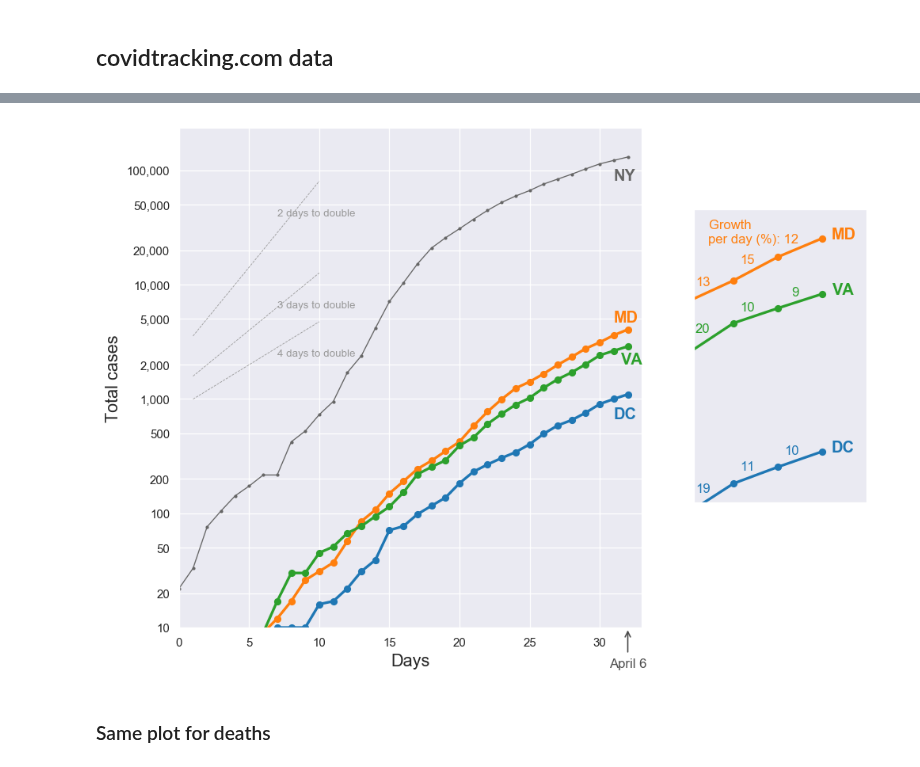
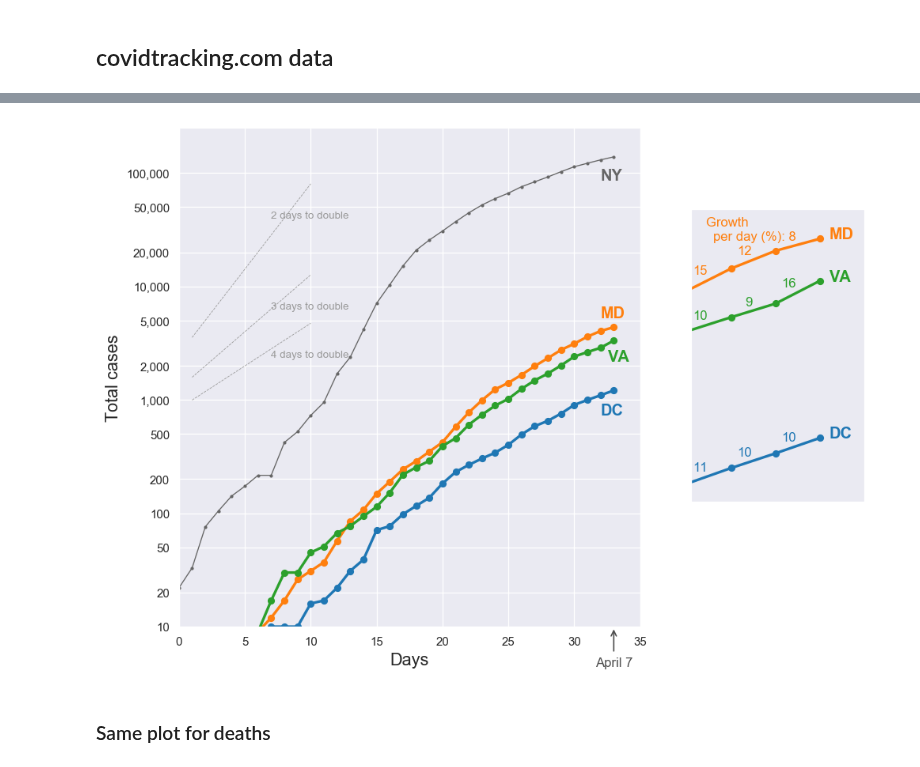
Before and after one commit to histed/DC-area-coronavirus-tracking, a Jupyter notebook: 200401-MH-HG-Covidtracking.ipynb, the cells around one changed output, grey strips where cells are left out. Cells and saved outputs as stored; diff of their text form; code cells hidden in the pictures.

```diff
--- a/200401-MH-HG-Covidtracking.ipynb
+++ b/200401-MH-HG-Covidtracking.ipynb
@@ -80,7 +80,7 @@ Graphic: Hannah Goldbach, Mark Histed
 sns.set_style('darkgrid')
 fig, ax = plt.subplots(figsize=r_[1,1]*6, dpi=120)
 
-xlim = r_[0,33]
+xlim = r_[0,35]
 todayx = 0 #26
 
 # big plot - states
@@ -98,7 +98,7 @@ ax.set_ylabel('Total cases')
 cvd.plot_guide_lines(ax)
 
 # inset
-ylim = r_[350, 2100]*2.3 #ADJUST YLIM TO FIT
+ylim = r_[350, 2300]*2.3 #ADJUST YLIM TO FIT
 axins = cvd.inset(ctDf, paramsC, ax, ylim, is_inset=True)
 
 #case doubling lines
@@ -108,7 +108,7 @@ cvd.case_anno_inset_double(xs, axins, paramsC) #might have to adjust in scropt
 
 #add arrow
 tStr = datetime.date.today().strftime('%B %-d')
-ax.annotate(tStr, xy=(32,10), xycoords='data', xytext=(0,-30), textcoords='offset points',
+ax.annotate(tStr, xy=(33,10), xycoords='data', xytext=(0,-30), textcoords='offset points',
             arrowprops=dict(arrowstyle='->', connectionstyle='arc3', color='0.3'),
             color='0.3', ha='center')
 
@@ -130,4 +130,4 @@ Latest data for VA: 2020-04-06 00:00:00
-[figure, old version]
+[figure, new version]
 # %% [markdown]
 ### Same plot for deaths
 # %%
```
Also changed, not shown: parts of 11 cells of this notebook, 10 other files.
